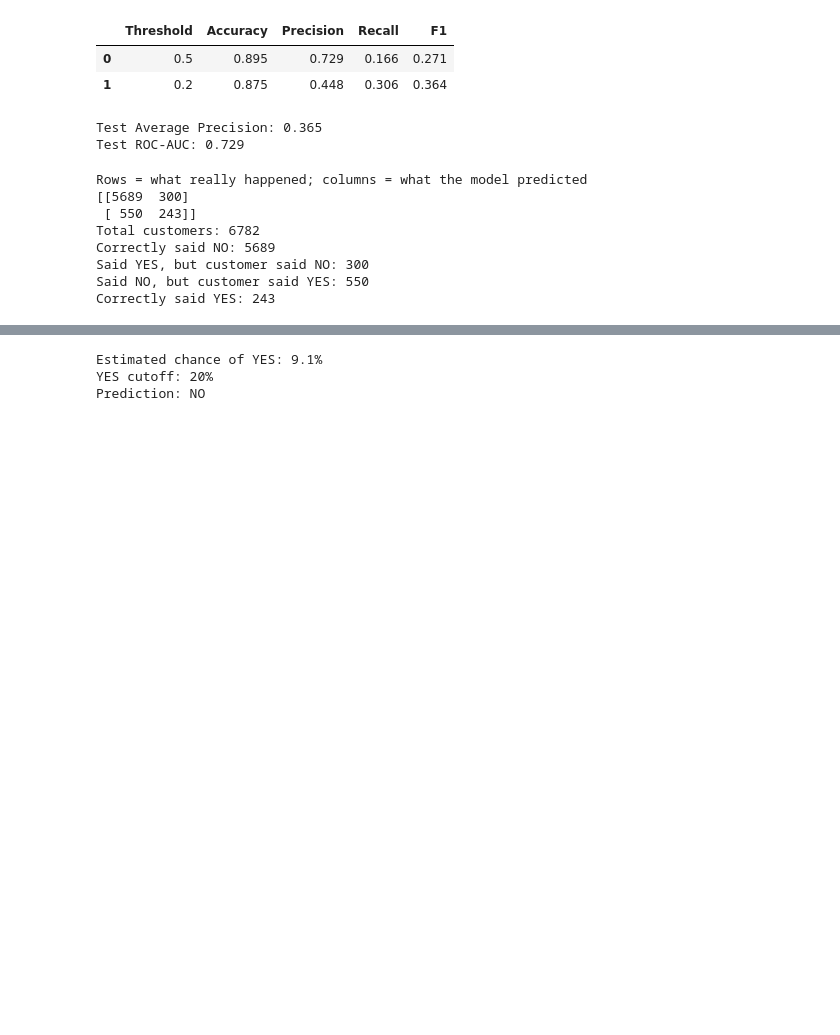
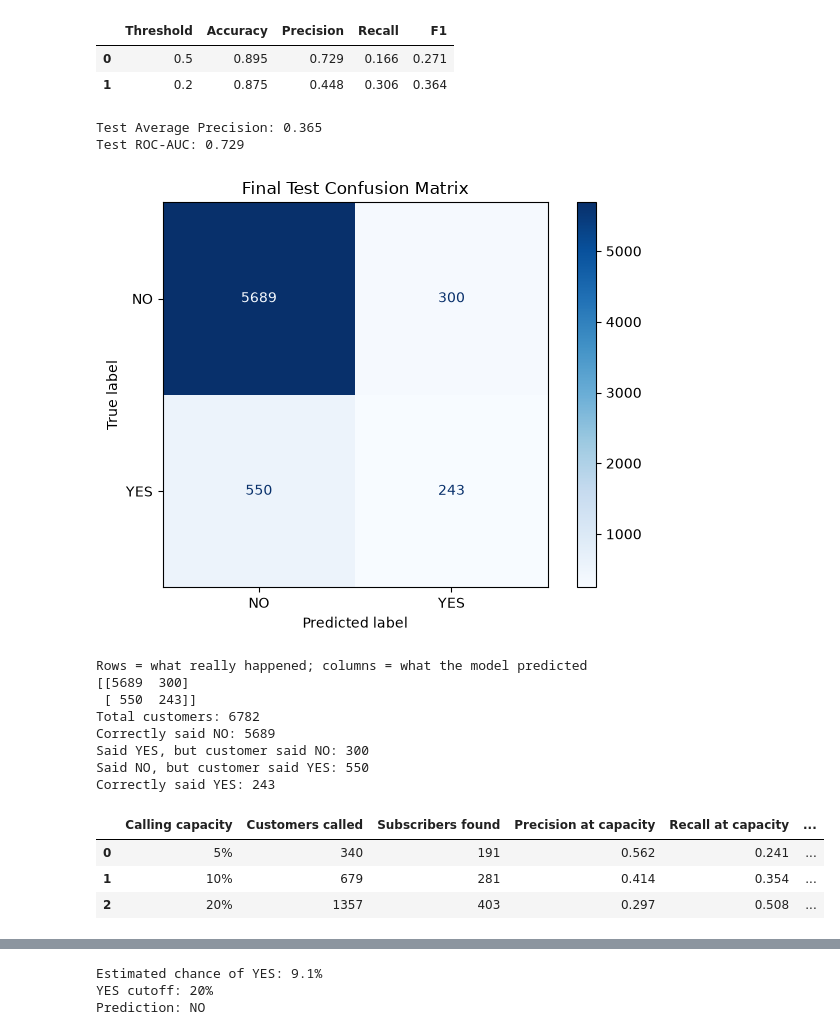
Before and after one commit to academyquantum85-star/A2_Bank_Marketing, a Jupyter notebook: a2_bank_marketing.ipynb, the cells around one changed output, grey strips where cells are left out. Cells and saved outputs as stored; diff of their text form; code cells hidden in the pictures; blank space fills up the shorter version.

```diff
--- a/a2_bank_marketing.ipynb
+++ b/a2_bank_marketing.ipynb
@@ -286,6 +308,21 @@ test_predictions = (test_probabilities >= best_threshold).astype(int)
 | 1 | 0.2 | 0.875 | 0.448 | 0.306 | 0.364 |
 Test Average Precision: 0.365
 Test ROC-AUC: 0.729
+# %%
+from sklearn.metrics import ConfusionMatrixDisplay
+
+ConfusionMatrixDisplay.from_predictions(
+    y_test,
+    test_predictions,
+    display_labels=["NO", "YES"],
+    cmap="Blues"
+)
+
+plt.title("Final Test Confusion Matrix")
+plt.tight_layout()
+plt.show()
+# %% [output]
+[figure, added]
 # %%
 from sklearn.metrics import confusion_matrix
 
@@ -310,3 +347,63 @@ Correctly said NO: 5689
 Said YES, but customer said NO: 300
 Said NO, but customer said YES: 550
 Correctly said YES: 243
+# %%
+def top_customer_metrics(y_true, probabilities, fraction):
+    y_array = np.asarray(y_true)
+
+    number_to_call = int(
+        np.ceil(len(y_array) * fraction)
+    )
+
+    highest_probability_positions = np.argsort(
+        probabilities
+    )[::-1][:number_to_call]
+
+    selected_customers = y_array[
+        highest_probability_positions
+    ]
+
+    subscribers_found = int(
+        selected_customers.sum()
+    )
+
+    precision_at_capacity = (
+        subscribers_found / number_to_call
+    )
+
+    recall_at_capacity = (
+        subscribers_found / y_array.sum()
+    )
+
+    normal_subscription_rate = y_array.mean()
+
+    lift = (
+        precision_at_capacity /
+        normal_subscription_rate
+    )
+
+    return {
+        "Calling capacity": f"{fraction:.0%}",
+        "Customers called": number_to_call,
+        "Subscribers found": subscribers_found,
+        "Precision at capacity": precision_at_capacity,
+        "Recall at capacity": recall_at_capacity,
+        "Lift over random calling": lift
+    }
+
+
+capacity_results = pd.DataFrame([
+    top_customer_metrics(
+        y_test,
+        test_probabilities,
+        fraction
+    )
+    for fraction in [0.05, 0.10, 0.20]
+])
+
+display(capacity_results.round(3))
+# %% [output]
+|  | Calling capacity | Customers called | Subscribers found | Precision at capacity | Recall at capacity | ... |
+| 0 | 5% | 340 | 191 | 0.562 | 0.241 | ... |
+| 1 | 10% | 679 | 281 | 0.414 | 0.354 | ... |
+| 2 | 20% | 1357 | 403 | 0.297 | 0.508 | ... |
```
Also changed, not shown: parts of 4 cells of this notebook.
